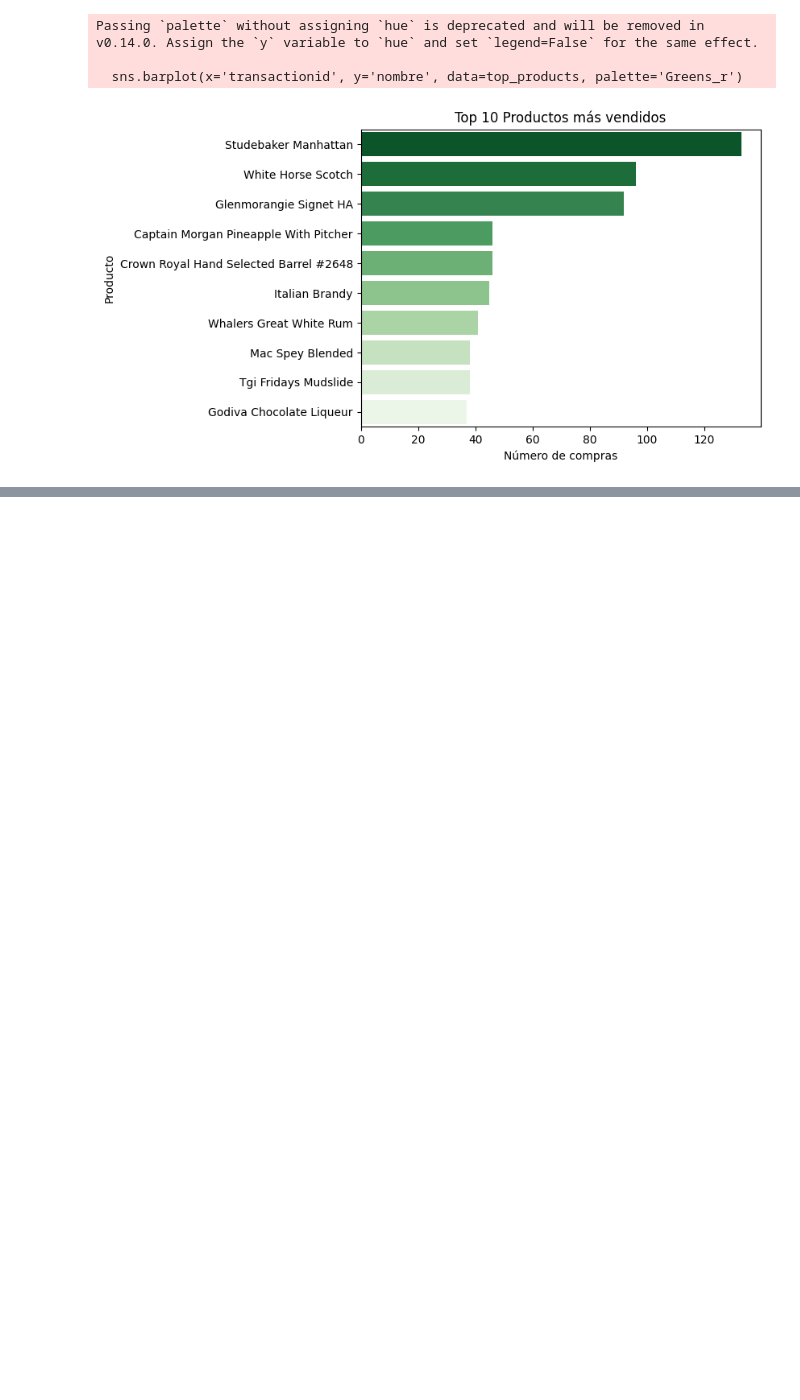
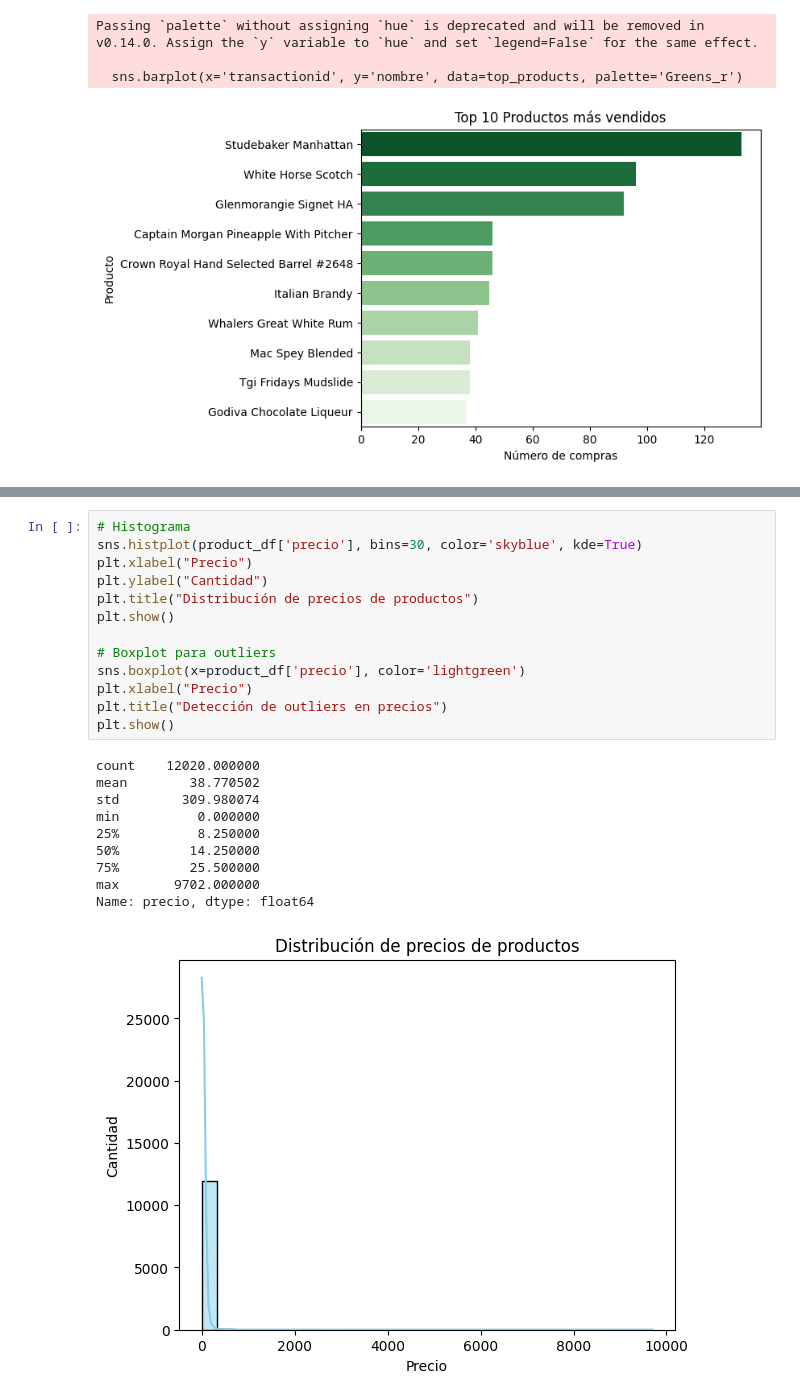
Before and after one commit to gusanitor8/MLOps-Lab2, a Jupyter notebook: eda.ipynb, the cells around one changed output, grey strips where cells are left out. Cells and saved outputs as stored; diff of their text form; blank space fills up the shorter version.

```diff
--- a/eda.ipynb
+++ b/eda.ipynb
@@ -527,0 +594,24 @@ plt.show()
+# %%
+# Histograma
+sns.histplot(product_df['precio'], bins=30, color='skyblue', kde=True)
+plt.xlabel("Precio")
+plt.ylabel("Cantidad")
+plt.title("Distribución de precios de productos")
+plt.show()
+
+# Boxplot para outliers
+sns.boxplot(x=product_df['precio'], color='lightgreen')
+plt.xlabel("Precio")
+plt.title("Detección de outliers en precios")
+plt.show()
+# %% [output]
+count    12020.000000
+mean        38.770502
+std        309.980074
+min          0.000000
+25%          8.250000
+50%         14.250000
+75%         25.500000
+max       9702.000000
+Name: precio, dtype: float64
+[figure, added]
```
Also changed, not shown: parts of 6 cells of this notebook, 6 other files.
